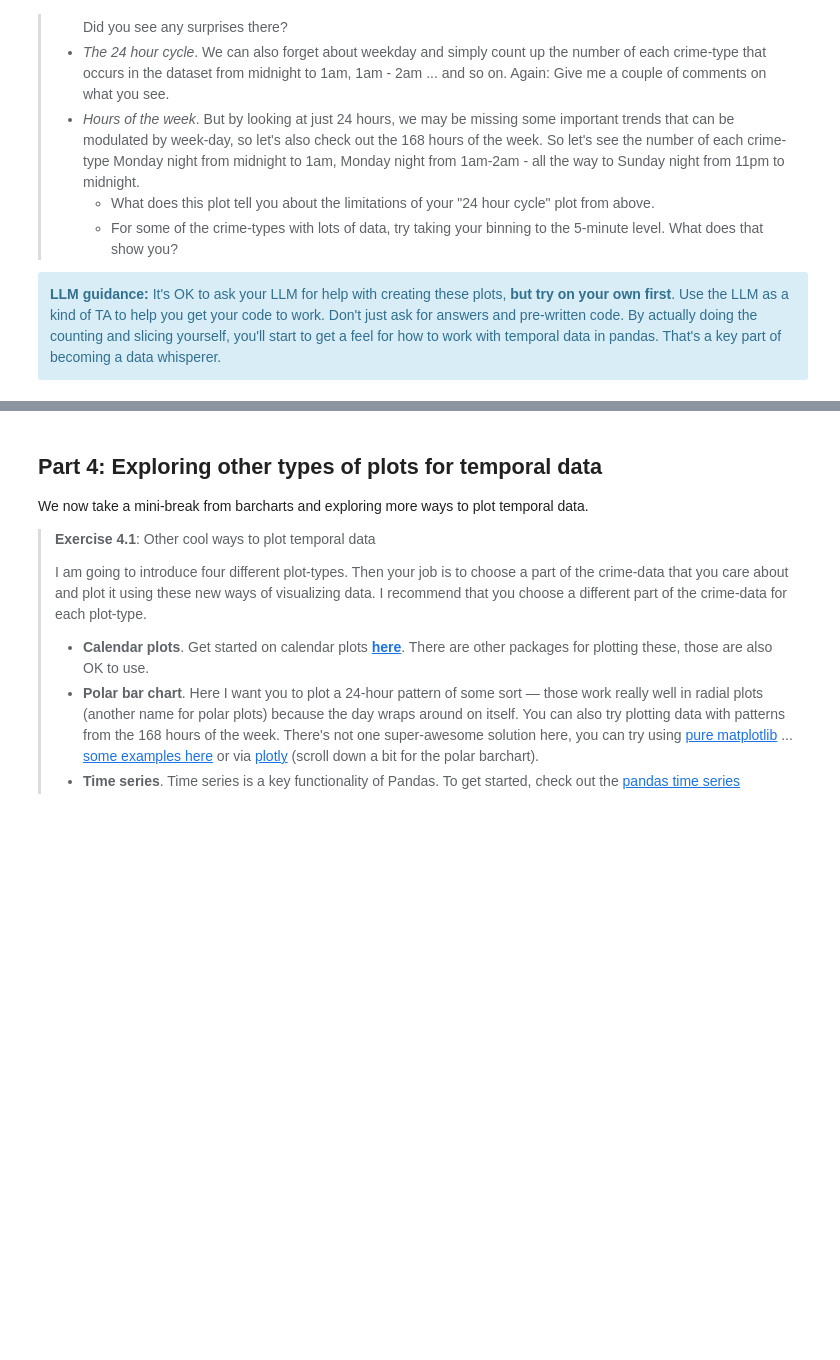
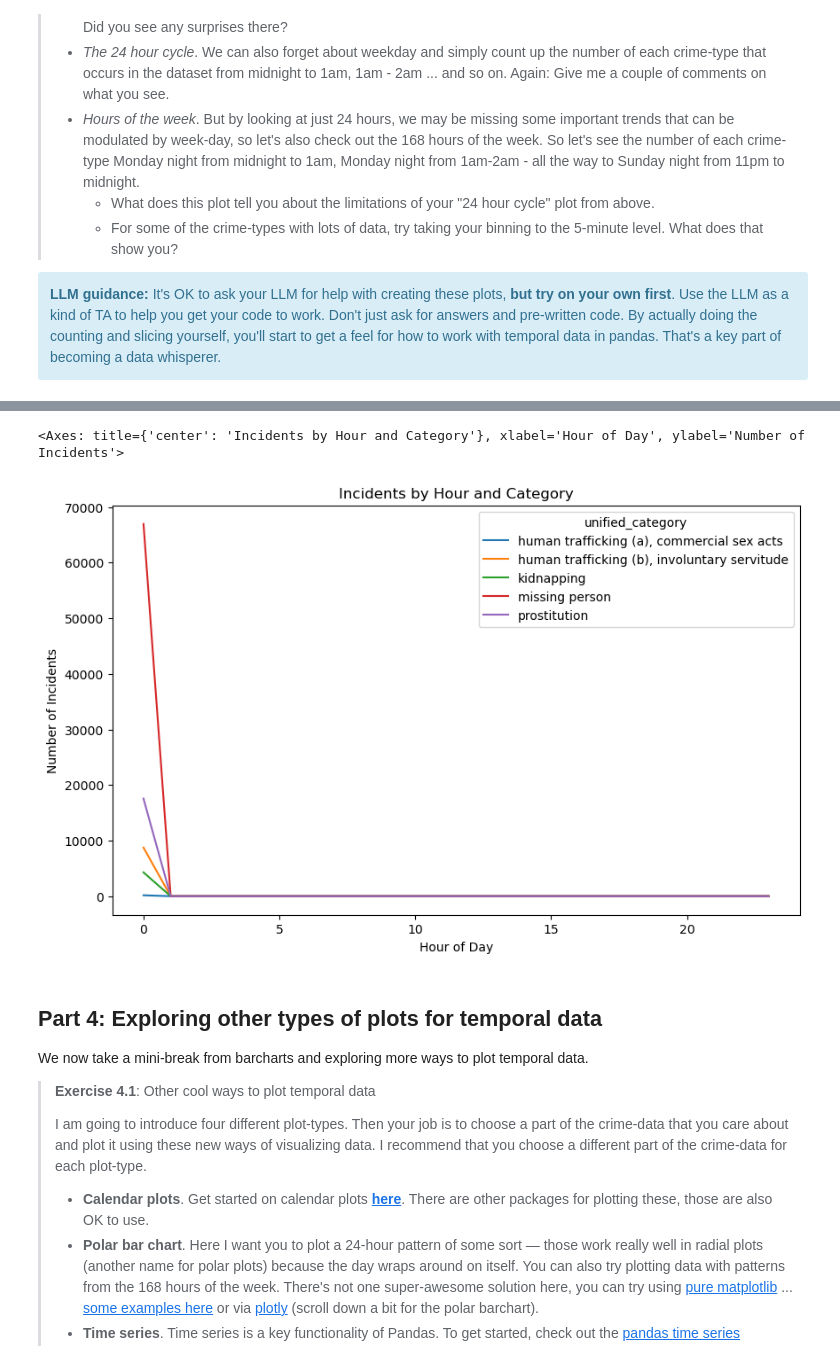
Before and after one commit to veronikal24/SocialDataVisualization, a Jupyter notebook: week2/Week2.ipynb, the cells around one changed output, grey strips where cells are left out. Drawn from its saved outputs; the diff is of its cells as text; code cells hidden in the pictures; blank space fills up the shorter version.

```diff
--- a/week2/Week2.ipynb
+++ b/week2/Week2.ipynb
@@ -511,3 +556,27 @@ Name: count, dtype: int64
+# %%
+import pandas as pd
+import calendar
+
+# 1. Create the day name column
+df_merged['Incident Hour'] = pd.to_datetime(df_merged['Incident Date']).dt.hour
+
+
+# 3. Convert the column to a Categorical type with that order
+df_merged['Incident Hour'] = pd.Categorical(df_merged['Incident Hour'],
+                                         categories=list(range(0, 24)),
+                                         ordered=True)
+
+# 4. Plot (the groupby will now respect the categorical order)
+df_merged.groupby(['Incident Hour', 'unified_category'], observed=False).size().unstack(fill_value=0).plot(
+    kind='line',
+    title='Incidents by Hour and Category',
+    xlabel='Hour of Day',
+    ylabel='Number of Incidents',
+    figsize=(10, 6)
+)
+# %% [output]
+<Axes: title={'center': 'Incidents by Hour and Category'}, xlabel='Hour of Day', ylabel='Number of Incidents'>
+[figure, added]
 # %% [markdown]
 ## Part 4: Exploring other types of plots for temporal data
 
```
Also changed, not shown: parts of 8 cells of this notebook, 1 other file.
